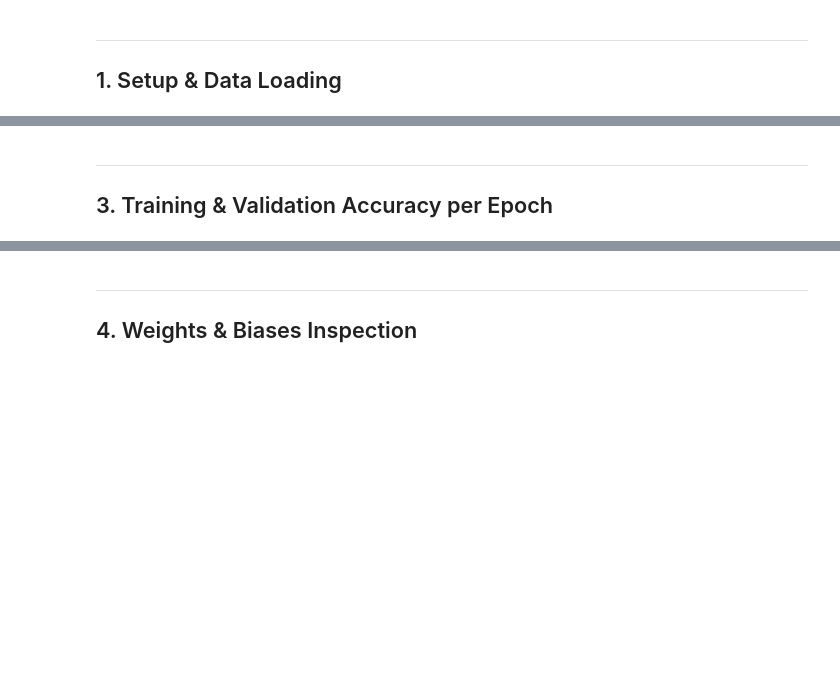
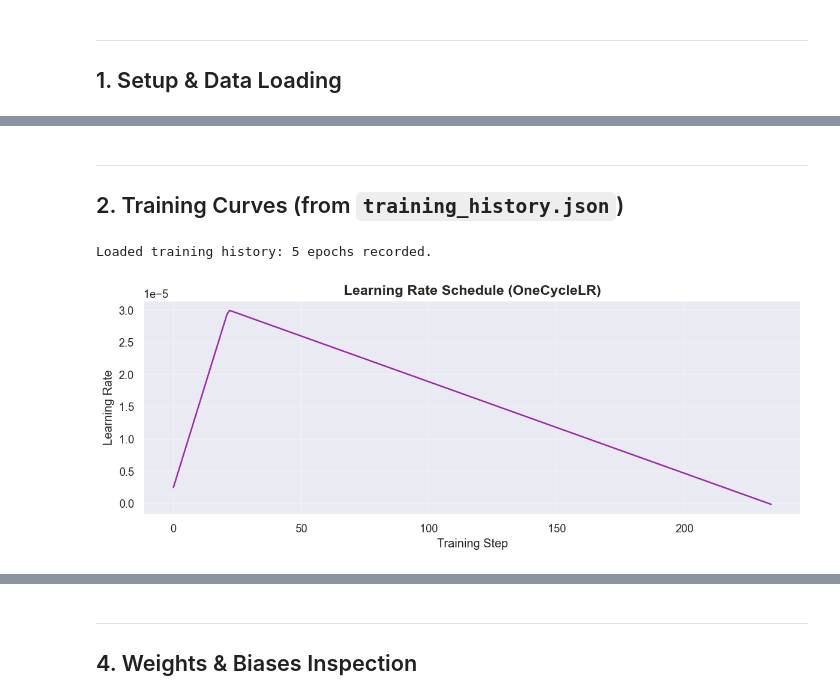
Before and after one commit to Thriple-T/Senior-Capstone-Project, a Jupyter notebook: ML Models/model_performance_analysis.ipynb, the cells around one changed output, grey strips where cells are left out. Cells and saved outputs as stored; diff of their text form; code cells hidden in the pictures; blank space fills up the shorter version.

```diff
--- a/ML Models/model_performance_analysis.ipynb
+++ b/ML Models/model_performance_analysis.ipynb
@@ -327,3 +156,35 @@ Notes:
-# %% [markdown]
----
-## 3. Training & Validation Accuracy per Epoch
+# %% [markdown]
+---
+## 2. Training Curves (from `training_history.json`)
+# %%
+# Load training history saved by advanced_model.py
+HISTORY_PATH = os.path.join(BASE_DIR,'ML Models', 'training_history.json')
+HAS_HISTORY = False
+
+if os.path.exists(HISTORY_PATH):
+    with open(HISTORY_PATH) as f:
+        history = json.load(f)
+    HAS_HISTORY = True
+    print(f'Loaded training history: {len(history.get("train_loss",[]))} epochs recorded.')
+else:
+    print('WARNING: training_history.json not found.')
+    print('Run advanced_model.py first to generate training telemetry.')
+    print('Skipping training curve plots.')
+# %% [output]
+Loaded training history: 5 epochs recorded.
+# %%
+# Plot: Learning Rate Schedule over Training Steps
+if HAS_HISTORY and 'lr_log' in history:
+    fig, ax = plt.subplots(figsize=(10, 4))
+    steps = list(range(len(history['lr_log'])))
+    ax.plot(steps, history['lr_log'], color='#9C27B0', linewidth=1.5)
+    ax.set_xlabel('Training Step')
+    ax.set_ylabel('Learning Rate')
+    ax.set_title('Learning Rate Schedule (OneCycleLR)', fontsize=14, fontweight='bold')
+    ax.grid(True, alpha=0.3)
+    plt.tight_layout()
+    plt.show()
+else:
+    print('No LR log available.')
+# %% [output]
+[figure, added]
```
Also changed, not shown: parts of 34 cells of this notebook, 7 other files.
